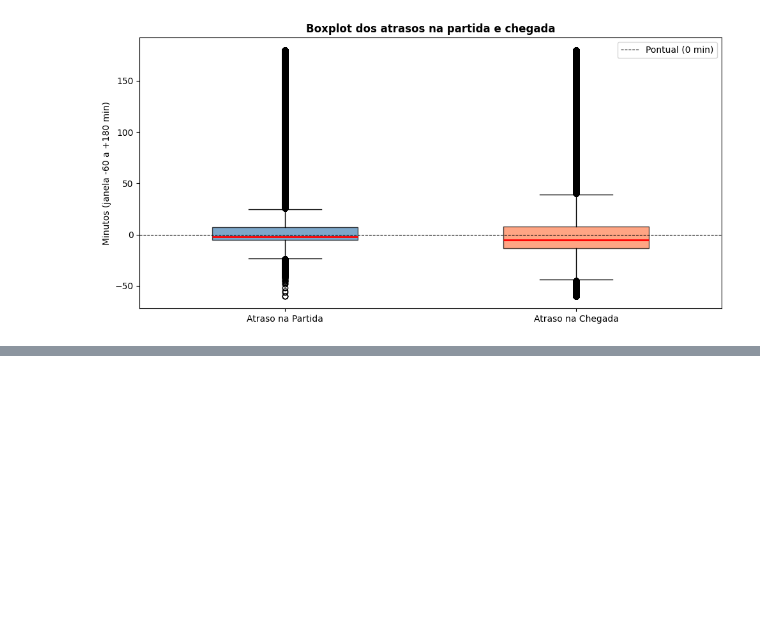
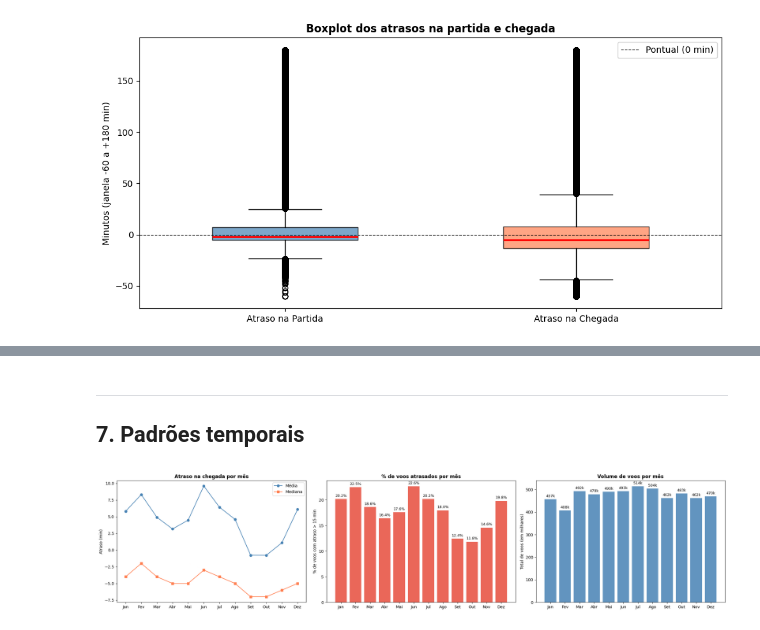
Before and after one commit to gustavo-leandro/MLEnginnering_techChallenge_3, a Jupyter notebook: 01_EDA.ipynb, the cells around one changed output, grey strips where cells are left out. Cells and saved outputs as stored; diff of their text form; code cells hidden in the pictures; blank space fills up the shorter version.

```diff
--- a/01_EDA.ipynb
+++ b/01_EDA.ipynb
@@ -590,0 +344,44 @@ plt.show()
+# %% [markdown]
+---
+## 7. Padrões temporais
+# %%
+# Atraso médio por mês
+monthly = (
+    completed
+    .groupby('MONTH')['ARRIVAL_DELAY']
+    .agg(['mean', 'median', lambda x: (x > 15).mean() * 100, 'count'])
+    .rename(columns={'mean': 'Média', 'median': 'Mediana', '<lambda_0>': '% atrasados', 'count': 'total_voos'})
+)
+month_names = ['Jan','Fev','Mar','Abr','Mai','Jun','Jul','Ago','Set','Out','Nov','Dez']
+
+fig, axes = plt.subplots(1, 3, figsize=(22, 5))
+
+ax = axes[0]
+ax.plot(monthly.index, monthly['Média'], marker='o', label='Média', color='steelblue')
+ax.plot(monthly.index, monthly['Mediana'], marker='s', label='Mediana', color='coral')
+ax.set_xticks(range(1, 13))
+ax.set_xticklabels(month_names)
+ax.set_ylabel('Atraso (min)')
+ax.set_title('Atraso na chegada por mês', fontweight='bold')
+ax.legend()
+
+ax = axes[1]
+bars = ax.bar(monthly.index, monthly['% atrasados'], color='#e74c3c', alpha=0.85)
+ax.bar_label(bars, fmt='%.1f%%', padding=3, fontsize=9)
+ax.set_xticks(range(1, 13))
+ax.set_xticklabels(month_names)
+ax.set_ylabel('% de voos com atraso > 15 min')
+ax.set_title('% de voos atrasados por mês', fontweight='bold')
+
+ax = axes[2]
+bars = ax.bar(monthly.index, monthly['total_voos'] / 1000, color='steelblue', alpha=0.85)
+ax.bar_label(bars, fmt='%.0fk', padding=3, fontsize=9)
+ax.set_xticks(range(1, 13))
+ax.set_xticklabels(month_names)
+ax.set_ylabel('Total de voos (em milhares)')
+ax.set_title('Volume de voos por mês', fontweight='bold')
+
+plt.tight_layout()
+plt.show()
+# %% [output]
+[figure, added]
```
Also changed, not shown: parts of 50 cells of this notebook, 1 other file.
